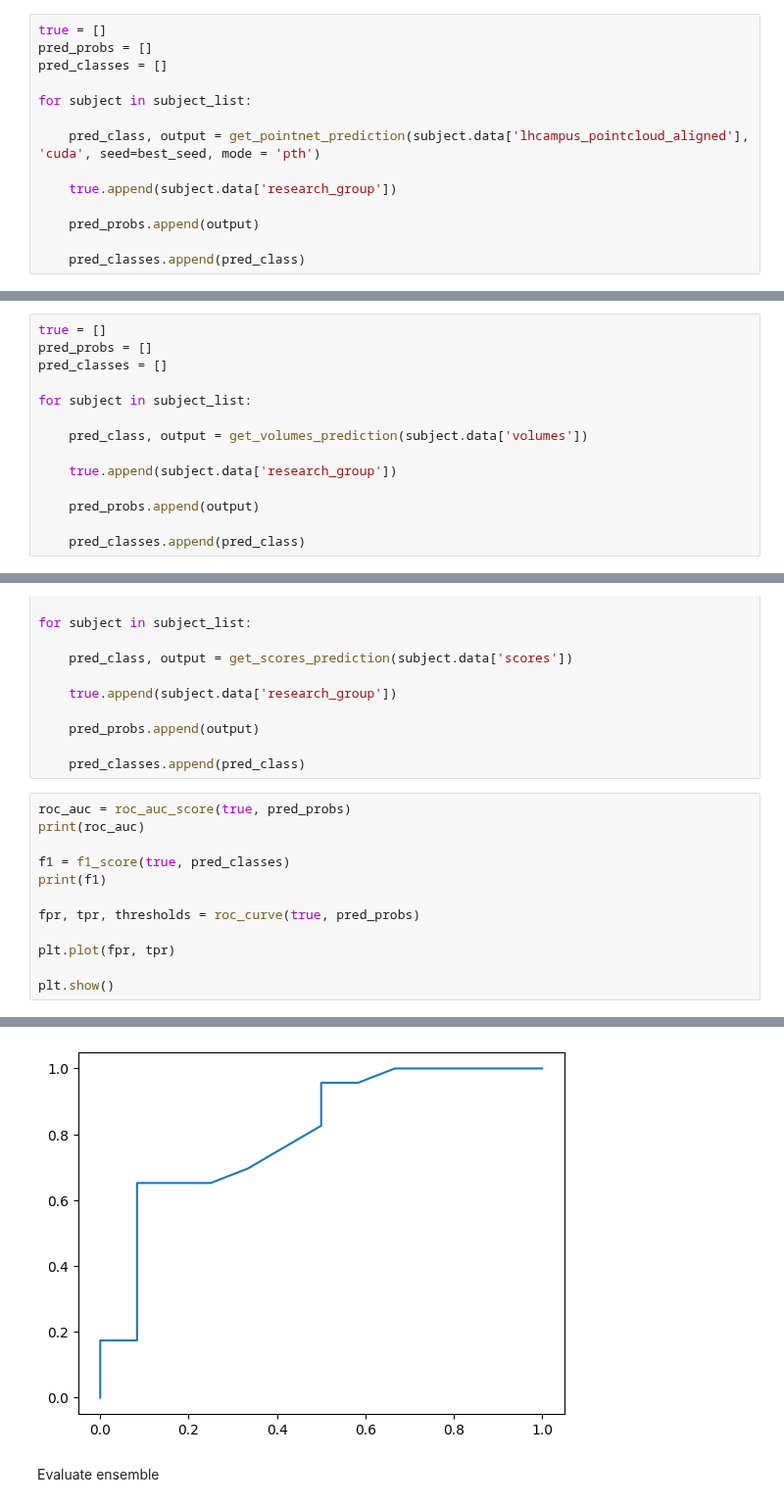
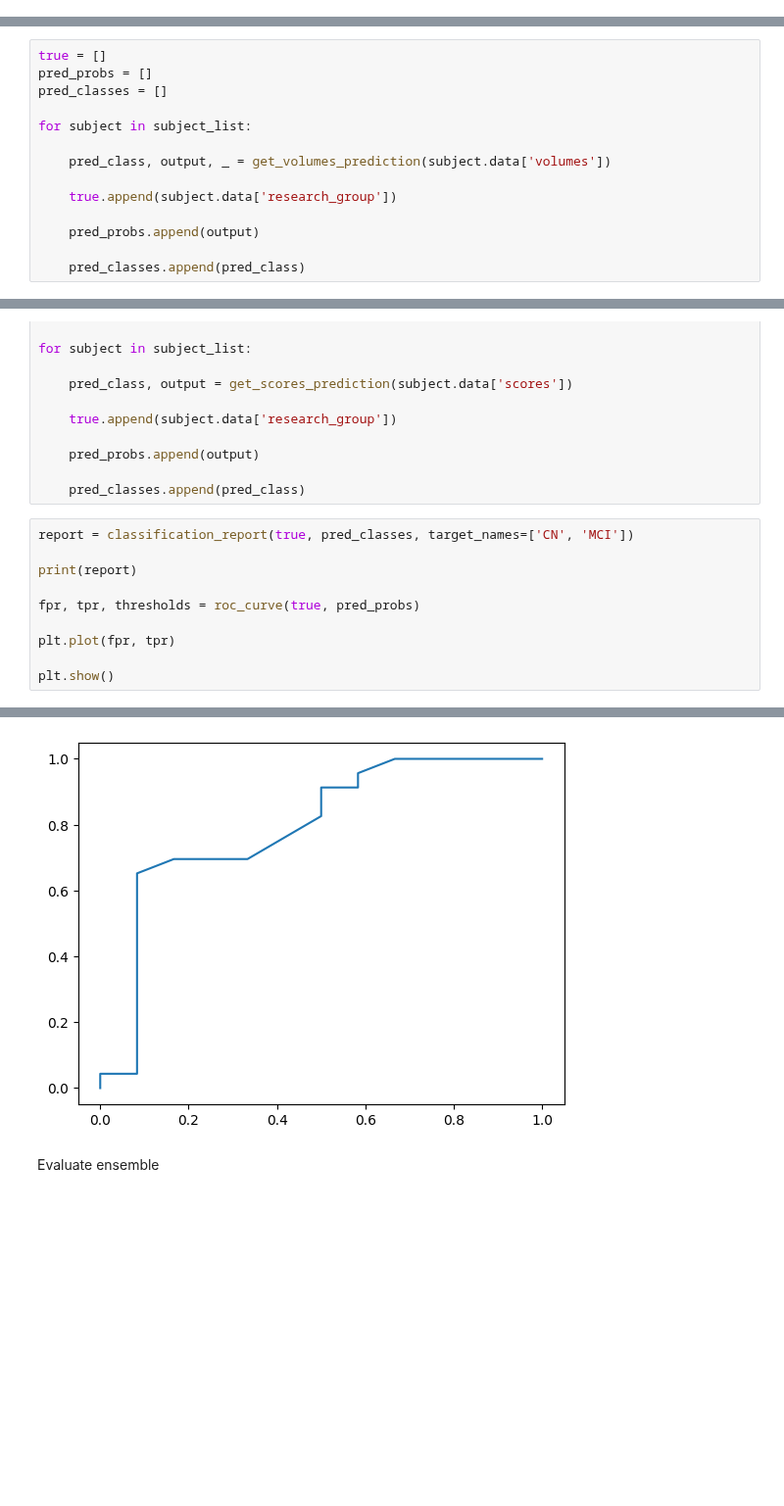
Before and after one commit to oscarlloydjohn/lloyd-john-MIUA-2025, a Jupyter notebook: eval_ensemble.ipynb, the cells around one changed output, grey strips where cells are left out. Shown at 98% size. Cells and saved outputs as stored; diff of their text form; blank space fills up the shorter version.

```diff
--- a/eval_ensemble.ipynb
+++ b/eval_ensemble.ipynb
@@ -102,15 +65 @@ print(best_roc_auc)
-# %%
-true = []
-pred_probs = []
-pred_classes = []
-
-for subject in subject_list:
-
-    pred_class, output = get_pointnet_prediction(subject.data['lhcampus_pointcloud_aligned'], 'cuda', seed=best_seed, mode = 'pth')
-
-    true.append(subject.data['research_group'])
-
-    pred_probs.append(output)
-
-    pred_classes.append(pred_class)
 # %%
@@ -138,7 +93,7 @@ pred_classes = []
 
 for subject in subject_list:
 
-    pred_class, output = get_volumes_prediction(subject.data['volumes'])
+    pred_class, output, _ = get_volumes_prediction(subject.data['volumes'])
 
     true.append(subject.data['research_group'])
 
@@ -178,11 +137,9 @@ for subject in subject_list:
 
     pred_classes.append(pred_class)
 # %%
-roc_auc = roc_auc_score(true, pred_probs)
-print(roc_auc)
+report = classification_report(true, pred_classes, target_names=['CN', 'MCI'])
 
-f1 = f1_score(true, pred_classes)
-print(f1)
+print(report)
 
 fpr, tpr, thresholds = roc_curve(true, pred_probs)
 
@@ -195,4 +158,4 @@ plt.show()
-[figure, old version]
+[figure, new version]
 # %% [markdown]
 Evaluate ensemble
 # %%
```
Also changed, not shown: parts of 9 cells of this notebook, 11 other files.
